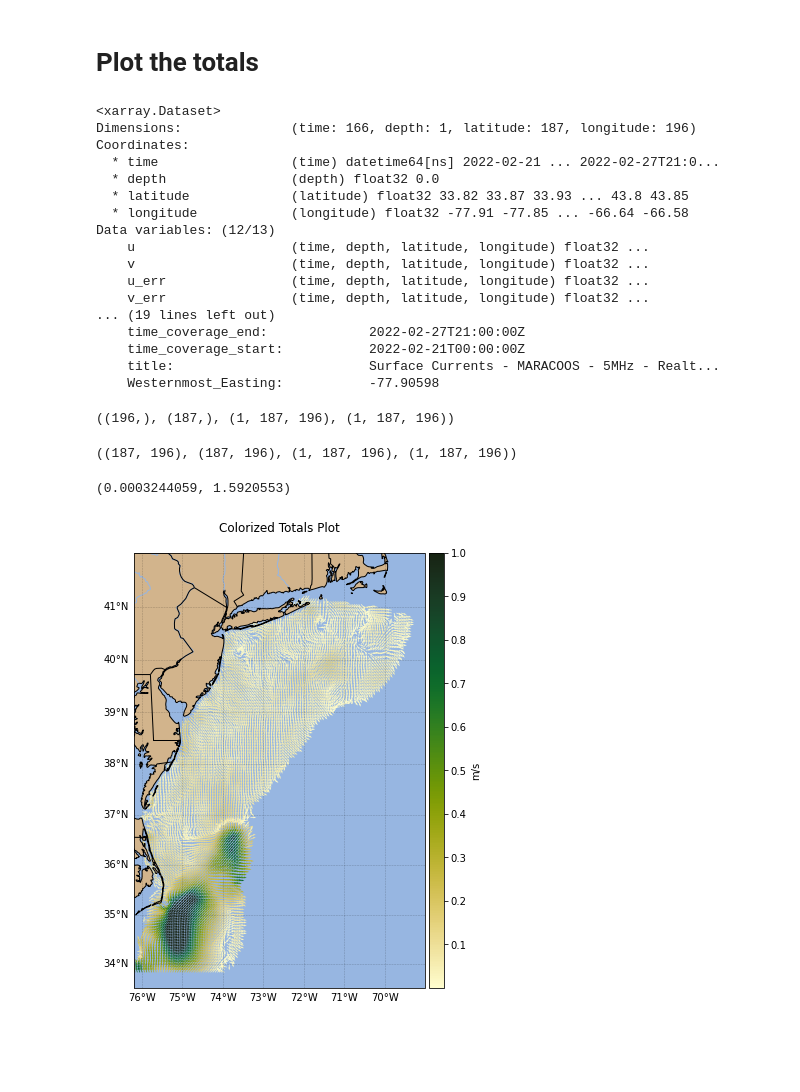
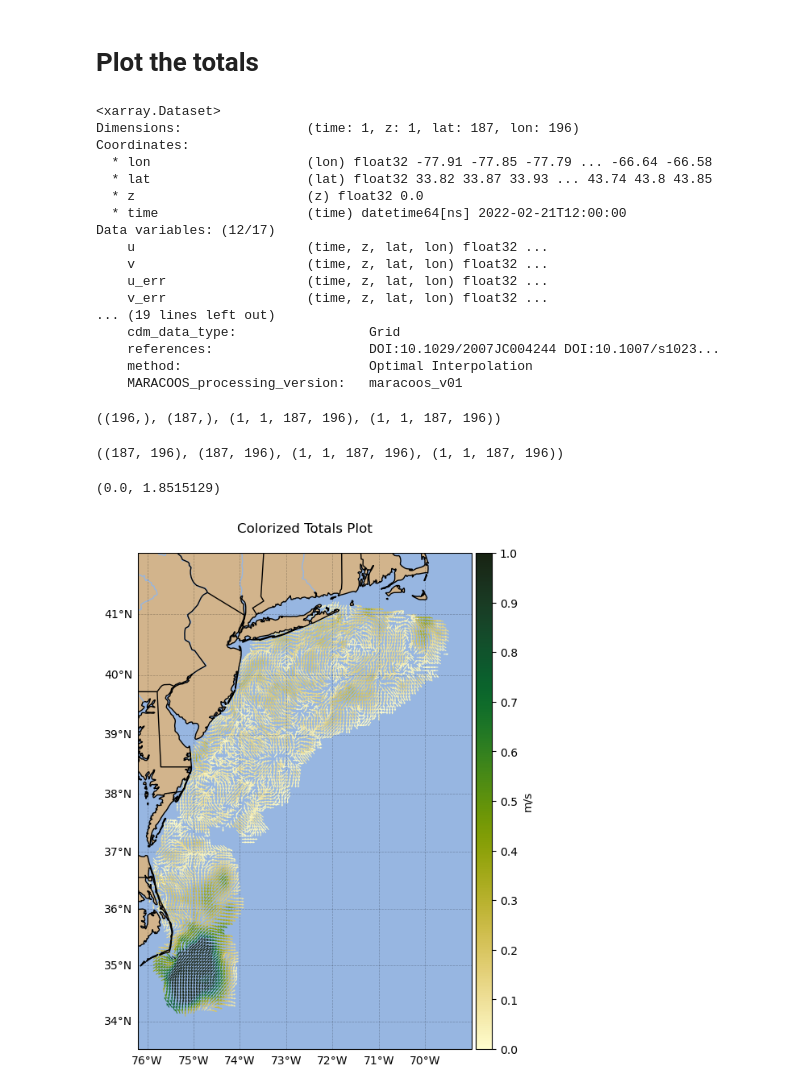
Before and after one commit to rucool/hfradarpy, a Jupyter notebook: examples/notebooks/plot_radials_and_totals.ipynb, the cells around one changed output. Saved outputs shown, nothing was run; the diff lists cells and outputs as text; code cells hidden in the pictures; blank space fills up the shorter version.

```diff
--- a/examples/notebooks/plot_radials_and_totals.ipynb
+++ b/examples/notebooks/plot_radials_and_totals.ipynb
@@ -108,5 +112,11 @@ state_lines = cfeature.NaturalEarthFeature(
     scale='50m',
     facecolor='none'
 )
+
+extent = []
+
+dx = dy = 0.2  # Area around the point of interest.
+
+extent = [tds.lon.min()-dx, tds.lon.max()+dx, tds.lat.min()-dy, tds.lat.max()+dy]
 # %%
-extent = [tds.lon.min(), tds.lon.max(), tds.lat.min(), tds.lat.max()]
+print(extent)
@@ -349,44 +372,41 @@ plt.colorbar(h)
 # %% [markdown]
 # Plot the totals
 # %%
-file = '/Users/mikesmith/Downloads/realtime_maracoos_6km_totals_qartod_0b87_0831_aef4.nc'
+total_file = '/Users/teresa/Downloads/hfradarpy-master/examples/data/totals/maracoos_6km/hfr_rtv_midatl_6km_oi_maracoos_2022_02_21_1200.nc'
 
-ds = xr.open_dataset(file)
+ds = xr.open_dataset(total_file)
 ds
 # %% [output]
 <xarray.Dataset>
-Dimensions:              (time: 166, depth: 1, latitude: 187, longitude: 196)
+Dimensions:                (time: 1, z: 1, lat: 187, lon: 196)
 Coordinates:
-  * time                 (time) datetime64[ns] 2022-02-21 ... 2022-02-27T21:0...
-  * depth                (depth) float32 0.0
-  * latitude             (latitude) float32 33.82 33.87 33.93 ... 43.8 43.85
-  * longitude            (longitude) float32 -77.91 -77.85 ... -66.64 -66.58
-Data variables: (12/13)
-    u                    (time, depth, latitude, longitude) float32 ...
-    v                    (time, depth, latitude, longitude) float32 ...
-    u_err                (time, depth, latitude, longitude) float32 ...
-    v_err                (time, depth, latitude, longitude) float32 ...
+  * lon                    (lon) float32 -77.91 -77.85 -77.79 ... -66.64 -66.58
+  * lat                    (lat) float32 33.82 33.87 33.93 ... 43.74 43.8 43.85
+  * z                      (z) float32 0.0
+  * time                   (time) datetime64[ns] 2022-02-21T12:00:00
+Data variables: (12/17)
+    u                      (time, z, lat, lon) float32 ...
+    v                      (time, z, lat, lon) float32 ...
+    u_err                  (time, z, lat, lon) float32 ...
+    v_err                  (time, z, lat, lon) float32 ...
 ... (19 lines left out)
-    time_coverage_end:             2022-02-27T21:00:00Z
-    time_coverage_start:           2022-02-21T00:00:00Z
-    title:                         Surface Currents - MARACOOS - 5MHz - Realt...
-    Westernmost_Easting:           -77.90598
+    cdm_data_type:                 Grid
+    references:                    DOI:10.1029/2007JC004244 DOI:10.1007/s1023...
+    method:                        Optimal Interpolation
+    MARACOOS_processing_version:   maracoos_v01
 # %%
-ds = ds.mean('time')
-ds
-
-lon = ds.longitude.data
-lat = ds.latitude.data
+lon = ds.lon.data
+lat = ds.lat.data
 u = ds.u.data
 v = ds.v.data
 lon.shape, lat.shape, u.shape, v.shape
 # %% [output]
-((196,), (187,), (1, 187, 196), (1, 187, 196))
+((196,), (187,), (1, 1, 187, 196), (1, 1, 187, 196))
 # %%
 lons, lats = np.meshgrid(lon, lat)
 lons.shape, lats.shape, u.shape, v.shape
 # %% [output]
-((187, 196), (187, 196), (1, 187, 196), (1, 187, 196))
+((187, 196), (187, 196), (1, 1, 187, 196), (1, 1, 187, 196))
 # %%
 from oceans.ocfis import uv2spdir, spdir2uv
 
@@ -399,7 +419,7 @@ u, v = spdir2uv(  # convert angle and speed back to u/v, normalizing the arrow s
 # %%
 np.nanmin(speed), np.nanmax(speed)
 # %% [output]
-(0.0003244059, 1.5920553)
+(0.0, 1.8515129)
 # %%
 extent = [-76.2, -69, 33.5, 42]
 # %%
@@ -423,32 +443,32 @@ color_clipped = np.clip(speed, 0, 1).squeeze()
 ticks = np.append(np.arange(0, 1, .1), 1)
 
 fig, ax = plt.subplots(
         figsize=(11, 8),
         subplot_kw=dict(projection=ccrs.Mercator())
     )
 
 # Plot title
 plt.title(f'Colorized Totals Plot\n')
 
 # plot arrows over pcolor
 h = ax.quiver(
     lons,
     lats,
     u,
     v,
     color_clipped,
-    **qargs
+    **qwargs
 )
 map_features(ax)
 ax.set_extent(extent)
 
 # generate colorbar
 divider = make_axes_locatable(ax)
 cax = divider.new_horizontal(size='5%', pad=0.05, axes_class=plt.Axes)
 fig.add_axes(cax)
 
 cb = plt.colorbar(h, cax=cax, ticks=ticks)
 # cb.ax.set_yticklabels([f'{s:d}' for s in ticks])
 cb.set_label('m/s')
 # %% [output]
-[figure, old version]
+[figure, new version]
```
Also changed, not shown: parts of 14 cells of this notebook, 3 other files.
